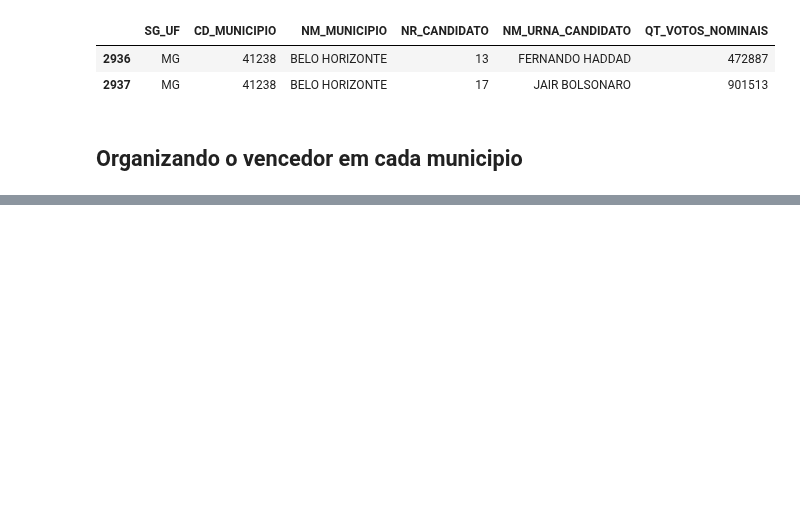
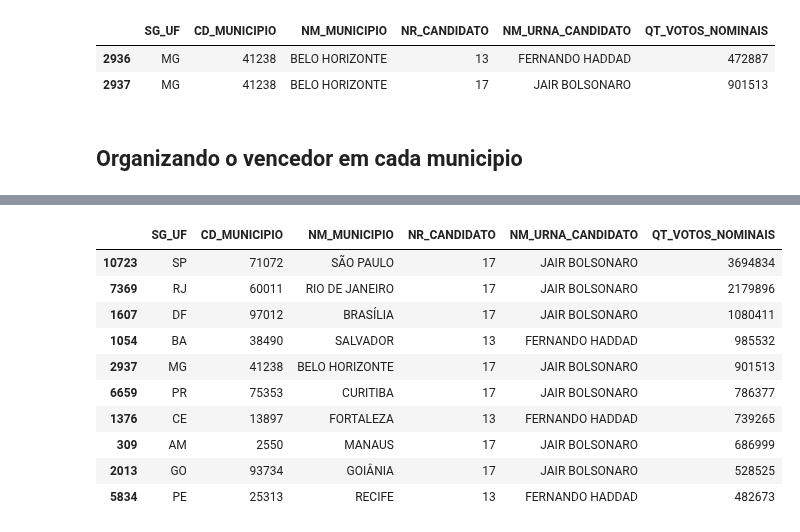
Before and after one commit to V1L3La/Learning-An-lise-de-Dados-em-Python, a Jupyter notebook: Mapa_das_Eleições_de_2018.ipynb, the cells around one changed output, grey strips where cells are left out. Cells and saved outputs as stored; diff of their text form; code cells hidden in the pictures; blank space fills up the shorter version.

```diff
--- a/Mapa_das_Eleições_de_2018.ipynb
+++ b/Mapa_das_Eleições_de_2018.ipynb
@@ -286,0 +312,20 @@ df_votacao.sort_values(by='QT_VOTOS_NOMINAIS', ascending=False).head(10)
+# %%
+# vamos ordenar
+df_votacao.sort_values(by='QT_VOTOS_NOMINAIS', ascending=False, inplace=True)
+
+# dropa as linhas duplicadas, mantendo a primeira
+df_votacao.drop_duplicates(subset='CD_MUNICIPIO', keep='first', inplace=True)
+
+df_votacao.head(10)
+# %% [output]
+|  | SG_UF | CD_MUNICIPIO | NM_MUNICIPIO | NR_CANDIDATO | NM_URNA_CANDIDATO | QT_VOTOS_NOMINAIS |
+| 10723 | SP | 71072 | SÃO PAULO | 17 | JAIR BOLSONARO | 3694834 |
+| 7369 | RJ | 60011 | RIO DE JANEIRO | 17 | JAIR BOLSONARO | 2179896 |
+| 1607 | DF | 97012 | BRASÍLIA | 17 | JAIR BOLSONARO | 1080411 |
+| 1054 | BA | 38490 | SALVADOR | 13 | FERNANDO HADDAD | 985532 |
+| 2937 | MG | 41238 | BELO HORIZONTE | 17 | JAIR BOLSONARO | 901513 |
+| 6659 | PR | 75353 | CURITIBA | 17 | JAIR BOLSONARO | 786377 |
+| 1376 | CE | 13897 | FORTALEZA | 13 | FERNANDO HADDAD | 739265 |
+| 309 | AM | 2550 | MANAUS | 17 | JAIR BOLSONARO | 686999 |
+| 2013 | GO | 93734 | GOIÂNIA | 17 | JAIR BOLSONARO | 528525 |
+| 5834 | PE | 25313 | RECIFE | 13 | FERNANDO HADDAD | 482673 |
```
Also changed, not shown: parts of 6 cells of this notebook.
